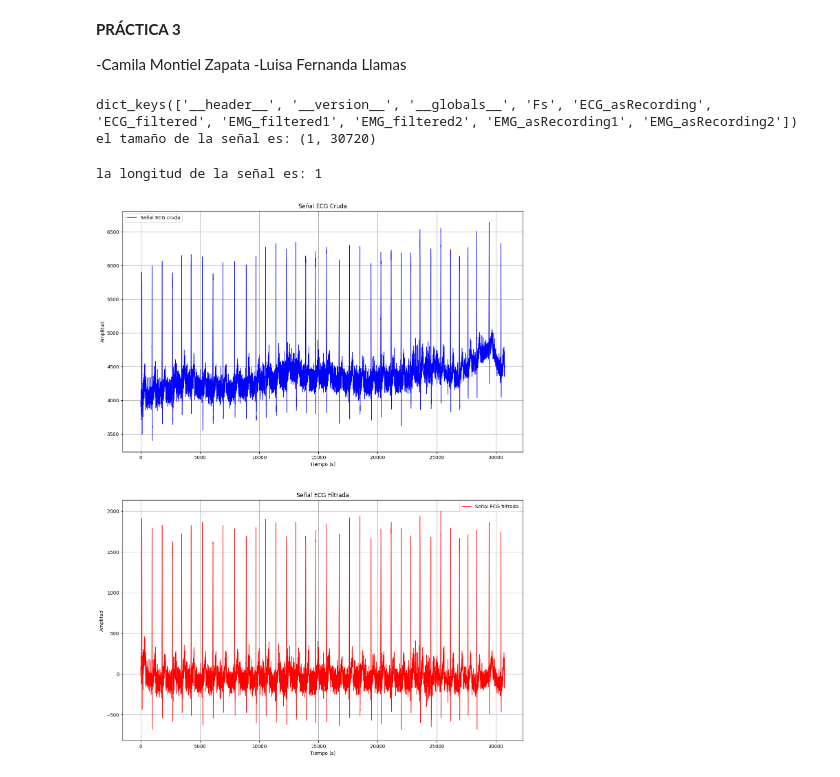
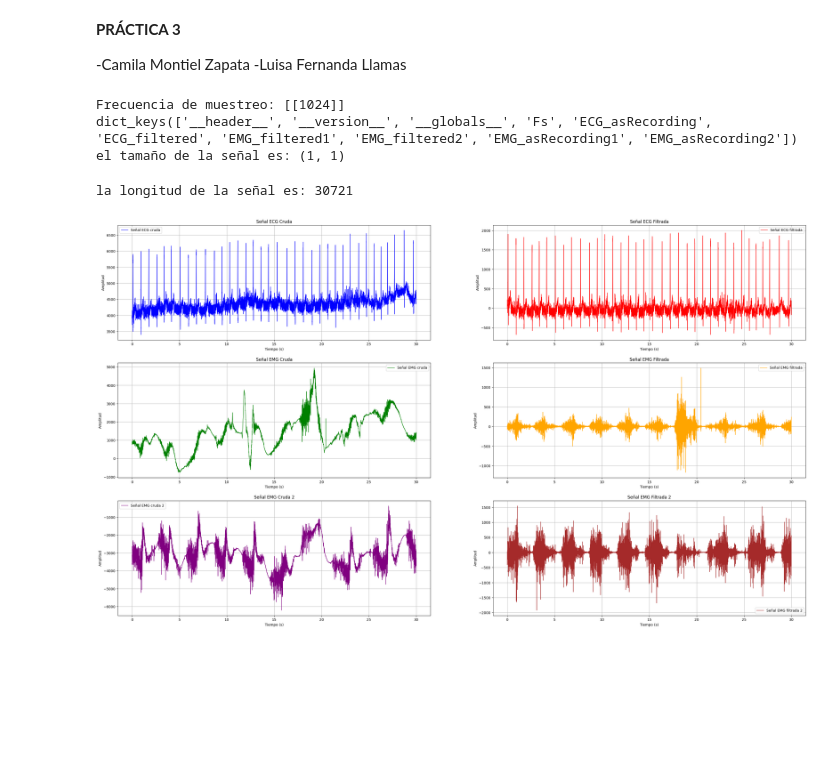
Before and after one commit to CamilaMontiel2510/LAB_BIOSE-ALES, a Jupyter notebook: PRÁCTICA_3_LAB_BIOSEÑALES_LUISAL_CAMILAM.ipynb, the cells around one changed output. Saved outputs shown, nothing was run; the diff lists cells and outputs as text; code cells hidden in the pictures; blank space fills up the shorter version.

```diff
--- a/PRÁCTICA_3_LAB_BIOSEÑALES_LUISAL_CAMILAM.ipynb
+++ b/PRÁCTICA_3_LAB_BIOSEÑALES_LUISAL_CAMILAM.ipynb
@@ -13,27 +13,29 @@ def RMS_FUNC():
     return RMS_V
 # %%
 signal = sio.loadmat('signals (1).mat')
-senales = signal['ECG_filtered']
-senal_fR = senales.flatten()
-NC = len(senal_fR)
+senales = signal['Fs']
+print(f'Frecuencia de muestreo: {senales}')
+senal_ = senales.flatten()
+NC = len(senal_)
 print(signal.keys())
 print('el tamaño de la señal es:',senales.shape)
 # %% [output]
+Frecuencia de muestreo: [[1024]]
 dict_keys(['__header__', '__version__', '__globals__', 'Fs', 'ECG_asRecording', 'ECG_filtered', 'EMG_filtered1', 'EMG_filtered2', 'EMG_asRecording1', 'EMG_asRecording2'])
-el tamaño de la señal es: (1, 30720)
+el tamaño de la señal es: (1, 1)
 # %%
 #Señales ECG Y EMG CRUDAS
-senalECG = np.array(signal['ECG_asRecording'])
+senalECG = signal['ECG_asRecording']
 senal_fR = senalECG.flatten()
 NC = len(senal_fR)
 
-senalEMG1R = np.array(signal['EMG_asRecording1'])
+senalEMG1R = signal['EMG_asRecording1']
 senal_fEMG = senalEMG1R.flatten()
 NEMG = len(senal_fEMG)
 
-senalEMG2R = np.array(signal['EMG_asRecording2'])
-senal_fEMG2 = senalEMG2R.flatten()
-NEMG2 = len(senal_fEMG2)
+senalEMG2R = signal['EMG_asRecording2']
+senal_EMG2 = senalEMG2R.flatten()
+NEMG2 = len(senal_EMG2)
 
 #Señales ECG Y EMG FILTRADAS
 senalECG_f = np.array(signal['ECG_filtered'])
@@ -47,30 +49,58 @@ NEMG1 = len(senal_fEMG1)
 senal_fEMG2_f = signal['EMG_filtered2']
 senal_fEMG2 = senal_fEMG2_f.flatten()
 NEMG2_f = len(senal_fEMG2)
-print('la longitud de la señal es:', N )
+print('la longitud de la señal es:', NEMG2_f)
 # %% [output]
-la longitud de la señal es: 1
+la longitud de la señal es: 30721
 # %%
-fs = 1
+fs = 1024  # Frecuencia de muestreo (Hz)
 t_f1 = np.arange(NC)/fs
 t_f2 = np.arange(NEMG1)/fs
 tiempo_1 = (0,t_f1+fs, fs)
 tiempo_2 = (0,t_f2+fs, fs)
 # %%
-plt.figure(figsize=(15, 20))
-plt.subplot(2, 1, 1)
+plt.figure(figsize=(35, 20))
+plt.subplot(3, 2, 1)
 plt.plot(t_f1, senal_fR, label='Señal ECG cruda', color='blue' , linewidth=1)
 plt.xlabel('Tiempo (s)')
 plt.ylabel('Amplitud')
 plt.title('Señal ECG Cruda')
 plt.legend()
 plt.grid(True)
-plt.subplot(2, 1, 2)
+plt.subplot(3, 2, 2)
 plt.plot(t_f1, senal_fECG, label='Señal ECG filtrada', color='red' , linewidth=1)
 plt.xlabel('Tiempo (s)')
 plt.ylabel('Amplitud')
 plt.title('Señal ECG Filtrada')
 plt.legend()
 plt.grid(True)
+plt.subplot(3, 2, 3)
+plt.plot(t_f2, senal_fEMG, label='Señal EMG cruda', color='green' , linewidth=1)
+plt.xlabel('Tiempo (s)')
+plt.ylabel('Amplitud')
+plt.title('Señal EMG Cruda')
+plt.legend()
+plt.grid(True)
+plt.subplot(3, 2, 4)
+plt.plot(t_f2, senal_fEMG1, label='Señal EMG filtrada', color='orange' , linewidth=1)
+plt.xlabel('Tiempo (s)')
+plt.ylabel('Amplitud')
+plt.title('Señal EMG Filtrada')
+plt.legend()
+plt.grid(True)
+plt.subplot(3, 2, 5)
+plt.plot(t_f2, senal_EMG2, label='Señal EMG cruda 2', color='purple' , linewidth=1)
+plt.xlabel('Tiempo (s)')
+plt.ylabel('Amplitud')
+plt.title('Señal EMG Cruda 2')
+plt.legend()
+plt.grid(True)
+plt.subplot(3, 2, 6)
+plt.plot(t_f2, senal_fEMG2, label='Señal EMG filtrada 2', color='brown' , linewidth=1)
+plt.xlabel('Tiempo (s)')
+plt.ylabel('Amplitud')
+plt.title('Señal EMG Filtrada 2')
+plt.legend()
+plt.grid(True)
 # %% [output]
-[figure, old version]
+[figure, new version]
```
Also changed, not shown: parts of 6 cells of this notebook.
